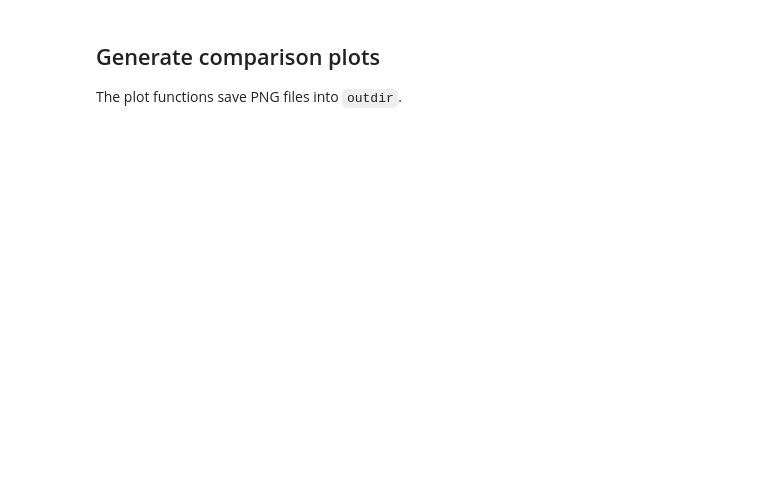
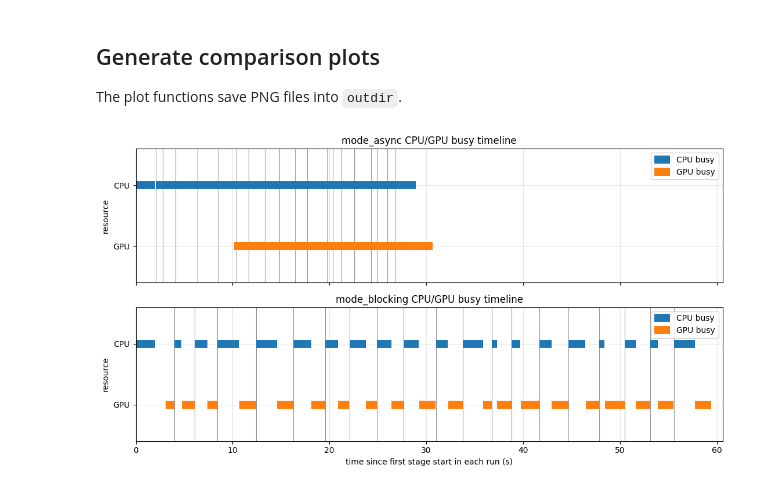
Before and after one commit to plexoos/teerex, a Jupyter notebook: notebooks/simload.ipynb, the cells around one changed output. Drawn from its saved outputs; the diff is of its cells as text; code cells hidden in the pictures; blank space fills up the shorter version.

```diff
--- a/notebooks/simload.ipynb
+++ b/notebooks/simload.ipynb
@@ -20,12 +20,18 @@ from teerex.analysis import (
 
 Change `csv_glob` to point to your Simload CSV outputs.
 # %%
-csv_glob = "../simload_runs/*.csv"
-csv_glob = "../simload_runs/out_g4_ray_async.csv"
-csv_glob = "../simload_runs/out_g4_ray.csv"
+#csv_glob = "../simload_runs/*.csv"
+#csv_glob = "../simload_runs/out_g4_ray.csv"
+#csv_glob = "../simload_runs/out_g4_ray_async.csv"
+#csv_glob = "../simload_runs/mode_async.csv"
 
 outdir = Path("../simload_analysis")
 outdir.mkdir(parents=True, exist_ok=True)
+#csv_files = sorted(Path(".").glob(csv_glob))
 
-csv_files = sorted(Path(".").glob(csv_glob))
+csv_files = []
+
+csv_files.append(Path('../simload_runs/mode_async.csv'))
+csv_files.append(Path('../simload_runs/mode_blocking.csv'))
+
 csv_files
@@ -154,0 +200,5 @@ timeline
+# %%
+fig, axes, run_timelines = plot_run_timeline(df, ["mode_async", "mode_blocking"])
+# fig, ax, run_timeline = plot_run_timeline(df, "mode_async")
+# %% [output]
+[figure, added]
```
Also changed, not shown: parts of 8 cells of this notebook, 7 other files.
